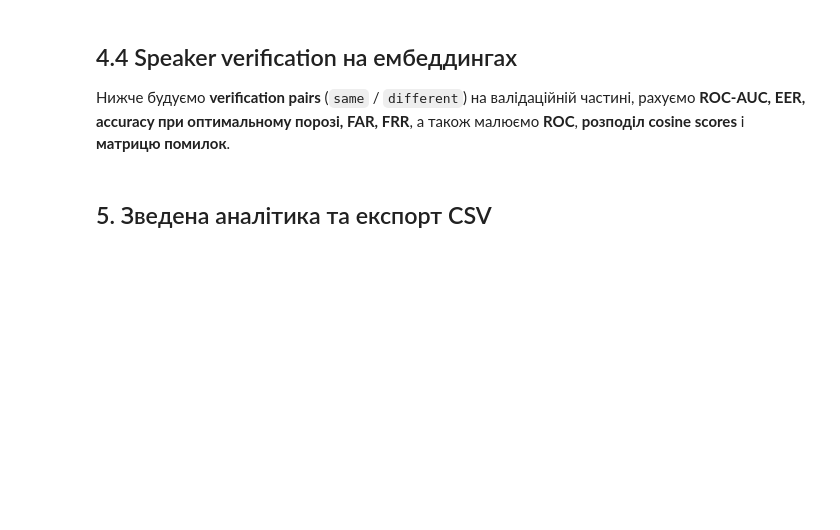
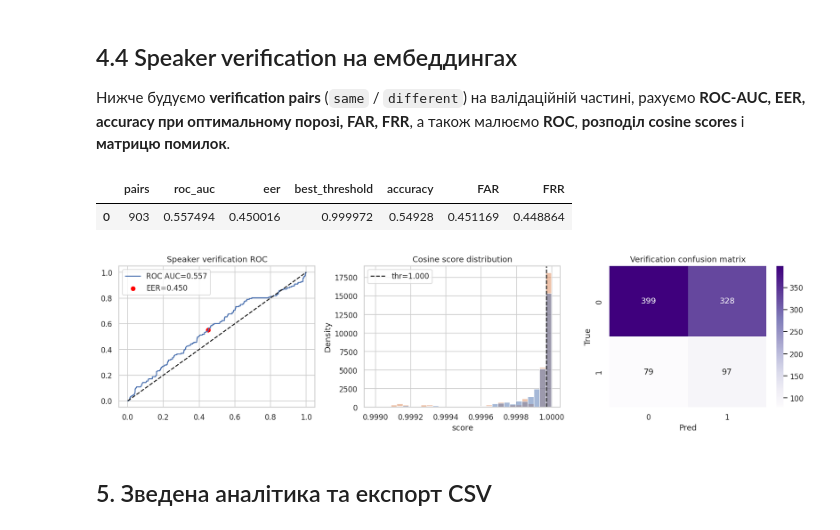
Before and after one commit to mmm29/audio_processing, a Jupyter notebook: Lab2.ipynb, the cells around one changed output. Saved outputs shown, nothing was run; the diff lists cells and outputs as text; code cells hidden in the pictures; blank space fills up the shorter version.

```diff
--- a/Lab2.ipynb
+++ b/Lab2.ipynb
@@ -1911,34 +1853,3 @@ else:
-# %%
-# Додаткова аналітика verification: DET-like curves і топ confusing pairs
-if 'verif_df' in globals() and len(globals().get('verif_df', [])):
-    verif_df = globals()['verif_df']
-    fpr_det, tpr_det, thr_det = roc_curve(verif_df['same'], verif_df['score'])
-    fnr_det = 1.0 - tpr_det
-
-    fig, axes = plt.subplots(1, 2, figsize=(13, 4))
-    axes[0].plot(fpr_det, fnr_det)
-    axes[0].set_title('DET-like curve (FAR vs FRR)')
-    axes[0].set_xlabel('FAR')
-    axes[0].set_ylabel('FRR')
-    axes[0].grid(True, alpha=0.3)
-
-    same_scores = verif_df.loc[verif_df['same'] == 1, 'score']
-    diff_scores = verif_df.loc[verif_df['same'] == 0, 'score']
-    sns.kdeplot(same_scores, ax=axes[1], label='same')
-    sns.kdeplot(diff_scores, ax=axes[1], label='different')
-    axes[1].set_title('Verification score KDE')
-    axes[1].legend()
-    plt.tight_layout()
-    plt.show()
-
-    thr_use = float(globals().get('thr_best', 0.5))
-    conf_pairs = verif_df.copy()
-    conf_pairs['pred'] = (conf_pairs['score'] >= thr_use).astype(int)
-    conf_pairs['is_error'] = (conf_pairs['pred'] != conf_pairs['same']).astype(int)
-    conf_pairs['margin_to_thr'] = np.abs(conf_pairs['score'] - thr_use)
-    confusing_pairs = conf_pairs.sort_values(['is_error', 'margin_to_thr'], ascending=[False, True]).head(20)
-    display(confusing_pairs)
-    confusing_pairs.to_csv(OUT_DIR / 'speaker_verification_confusing_pairs.csv', index=False)
 # %% [markdown]
 ## 4.4 Speaker verification на ембеддингах
 
@@ -1949,11 +1860,15 @@ from sklearn.metrics import roc_curve, auc, accuracy_score, confusion_matrix
 emb_model.eval()
 emb_rows = []
 with torch.no_grad():
-    for mel, y in emb_va:
+    for mel, y, lengths in emb_va:
         mel = mel.to(DEVICE)
-        e, _ = emb_model(mel)
+        lengths = lengths.to(DEVICE)
+        e, _ = emb_model(mel, lengths)
         for i in range(len(y)):
-            emb_rows.append({"emb": e[i].cpu().numpy(), "label": int(y[i].item())})
+            emb_rows.append({
+                "emb": e[i].cpu().numpy(),
+                "label": int(y[i].item())
+            })
 
 pair_rows = []
 for i in range(len(emb_rows)):
@@ -1988,33 +1903,37 @@ else:
             "eer": eer,
             "best_threshold": thr_best,
             "accuracy": verif_acc,
             "FAR": far,
             "FRR": frr,
         }
     ])
     display(verif_summary)
 
     fig, axes = plt.subplots(1, 3, figsize=(15, 4))
     axes[0].plot(fpr_v, tpr_v, label=f"ROC AUC={roc_auc_verif:.3f}")
     axes[0].plot([0, 1], [0, 1], "k--")
     axes[0].scatter([fpr_v[eer_idx]], [tpr_v[eer_idx]], color="red", label=f"EER={eer:.3f}")
     axes[0].set_title("Speaker verification ROC")
     axes[0].legend()
 
     sns.histplot(data=verif_df, x="score", hue="same", stat="density", common_norm=False, bins=30, ax=axes[1])
     axes[1].axvline(thr_best, color="black", linestyle="--", label=f"thr={thr_best:.3f}")
     axes[1].set_title("Cosine score distribution")
     axes[1].legend()
 
     sns.heatmap(cm_verif, annot=True, fmt="d", cmap="Purples", ax=axes[2])
     axes[2].set_title("Verification confusion matrix")
     axes[2].set_xlabel("Pred")
     axes[2].set_ylabel("True")
     plt.tight_layout()
     plt.show()
 
     verif_df.to_csv(OUT_DIR / "speaker_verification_pairs.csv", index=False)
     verif_summary.to_csv(OUT_DIR / "speaker_verification_summary.csv", index=False)
+# %% [output]
+|  | pairs | roc_auc | eer | best_threshold | accuracy | FAR | FRR |
+| 0 | 903 | 0.557494 | 0.450016 | 0.999972 | 0.54928 | 0.451169 | 0.448864 |
+[figure, added]
 # %% [markdown]
 ## 5. Зведена аналітика та експорт CSV
 # %% [markdown]
```
Also changed, not shown: parts of 10 cells of this notebook.
